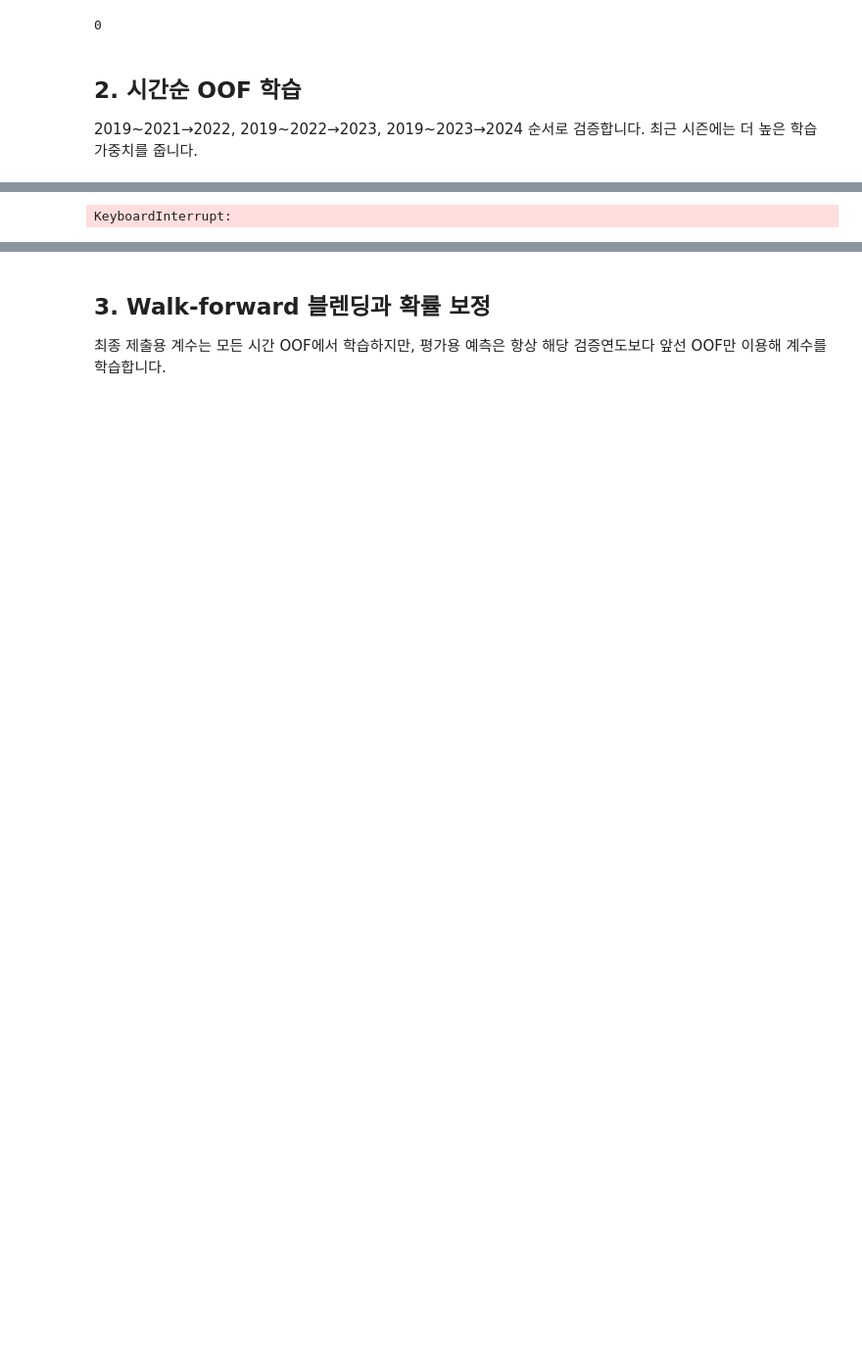
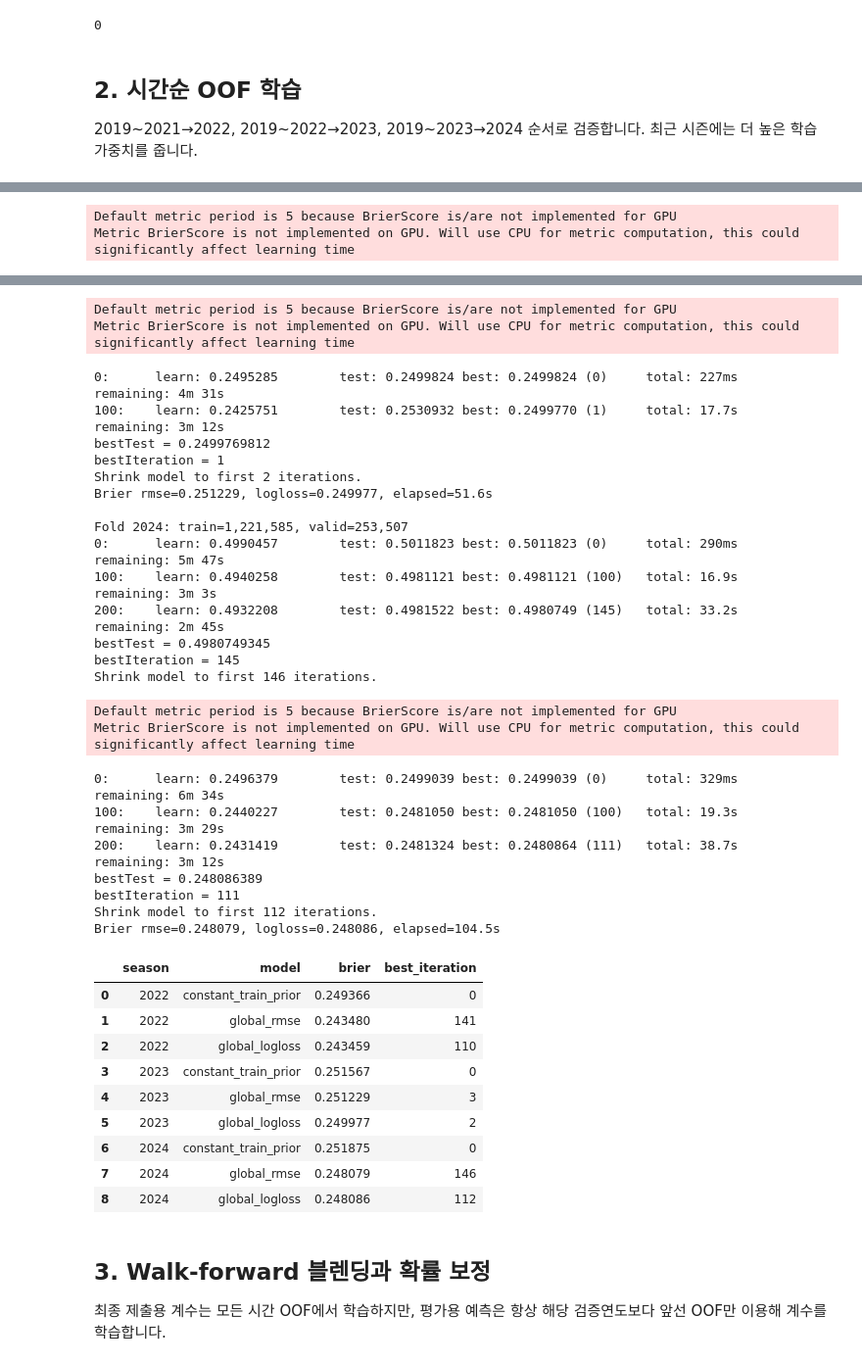
Before and after one commit to junhyun111/baseball, a Jupyter notebook: main.ipynb, the cells around one changed output, grey strips where cells are left out. Shown at 98% size. Cells and saved outputs as stored; diff of their text form; code cells hidden in the pictures; blank space fills up the shorter version.

```diff
--- a/main.ipynb
+++ b/main.ipynb
@@ -11,7 +11,7 @@ import sys
 required_packages = {
     "catboost": "catboost==1.2.8",
     "sklearn": "scikit-learn==1.7.0",
-    "pyarrow": "pyarrow==20.0.0",
+    "pyarrow": "pyarrow==25.0.1",
 }
 missing_packages = [package for module, package in required_packages.items() if importlib.util.find_spec(module) is None]
 if missing_packages:
@@ -53,5 +53,9 @@ MIN_FINAL_ITERATIONS = int(os.environ.get("BASEBALL_MIN_FINAL_ITERATIONS", "100"
 HALF_LIFE_YEARS = 3.0
 FAST_MODE = os.environ.get("BASEBALL_FAST_MODE", "0") == "1"
 FAST_ROWS_PER_SEASON = int(os.environ.get("BASEBALL_FAST_ROWS_PER_SEASON", "30000"))
+CATBOOST_TASK_TYPE = os.environ.get("BASEBALL_TASK_TYPE", "GPU").upper()
+CATBOOST_DEVICES = os.environ.get("BASEBALL_GPU_DEVICES", "0")
+if CATBOOST_TASK_TYPE not in {"CPU", "GPU"}:
+    raise ValueError("BASEBALL_TASK_TYPE must be CPU or GPU")
 print(f"project={ROOT}, run_dir={RUN_DIR}")
 # %% [output]
@@ -109,7 +113,10 @@ def model_parameters(loss):
         iterations=ITERATIONS, depth=DEPTH, learning_rate=LEARNING_RATE,
         l2_leaf_reg=8.0, random_strength=0.5, random_seed=SEED,
         allow_writing_files=False, thread_count=-1, verbose=100,
+        task_type=CATBOOST_TASK_TYPE,
     )
+    if CATBOOST_TASK_TYPE == "GPU":
+        params["devices"] = CATBOOST_DEVICES
     if loss == "RMSE":
         params.update(loss_function="RMSE", eval_metric="RMSE")
     else:
@@ -186 +189,2 @@ Shrink model to first 92 iterations.
-KeyboardInterrupt:
+Default metric period is 5 because BrierScore is/are not implemented for GPU
+Metric BrierScore is not implemented on GPU. Will use CPU for metric computation, this could significantly affect learning time
@@ -188,3 +205,38 @@ Error:
+Default metric period is 5 because BrierScore is/are not implemented for GPU
+Metric BrierScore is not implemented on GPU. Will use CPU for metric computation, this could significantly affect learning time
+0:      learn: 0.2495285        test: 0.2499824 best: 0.2499824 (0)     total: 227ms    remaining: 4m 31s
+100:    learn: 0.2425751        test: 0.2530932 best: 0.2499770 (1)     total: 17.7s    remaining: 3m 12s
+bestTest = 0.2499769812
+bestIteration = 1
+Shrink model to first 2 iterations.
+Brier rmse=0.251229, logloss=0.249977, elapsed=51.6s
+
+Fold 2024: train=1,221,585, valid=253,507
+0:      learn: 0.4990457        test: 0.5011823 best: 0.5011823 (0)     total: 290ms    remaining: 5m 47s
+100:    learn: 0.4940258        test: 0.4981121 best: 0.4981121 (100)   total: 16.9s    remaining: 3m 3s
+200:    learn: 0.4932208        test: 0.4981522 best: 0.4980749 (145)   total: 33.2s    remaining: 2m 45s
+bestTest = 0.4980749345
+bestIteration = 145
+Shrink model to first 146 iterations.
+Default metric period is 5 because BrierScore is/are not implemented for GPU
+Metric BrierScore is not implemented on GPU. Will use CPU for metric computation, this could significantly affect learning time
+0:      learn: 0.2496379        test: 0.2499039 best: 0.2499039 (0)     total: 329ms    remaining: 6m 34s
+100:    learn: 0.2440227        test: 0.2481050 best: 0.2481050 (100)   total: 19.3s    remaining: 3m 29s
+200:    learn: 0.2431419        test: 0.2481324 best: 0.2480864 (111)   total: 38.7s    remaining: 3m 12s
+bestTest = 0.248086389
+bestIteration = 111
+Shrink model to first 112 iterations.
+Brier rmse=0.248079, logloss=0.248086, elapsed=104.5s
+|  | season | model | brier | best_iteration |
+| 0 | 2022 | constant_train_prior | 0.249366 | 0 |
+| 1 | 2022 | global_rmse | 0.243480 | 141 |
+| 2 | 2022 | global_logloss | 0.243459 | 110 |
+| 3 | 2023 | constant_train_prior | 0.251567 | 0 |
+| 4 | 2023 | global_rmse | 0.251229 | 3 |
+| 5 | 2023 | global_logloss | 0.249977 | 2 |
+| 6 | 2024 | constant_train_prior | 0.251875 | 0 |
+| 7 | 2024 | global_rmse | 0.248079 | 146 |
+| 8 | 2024 | global_logloss | 0.248086 | 112 |
 # %% [markdown]
 ## 3. Walk-forward 블렌딩과 확률 보정
 
```
Also changed, not shown: parts of 7 cells of this notebook, 16 other files.
